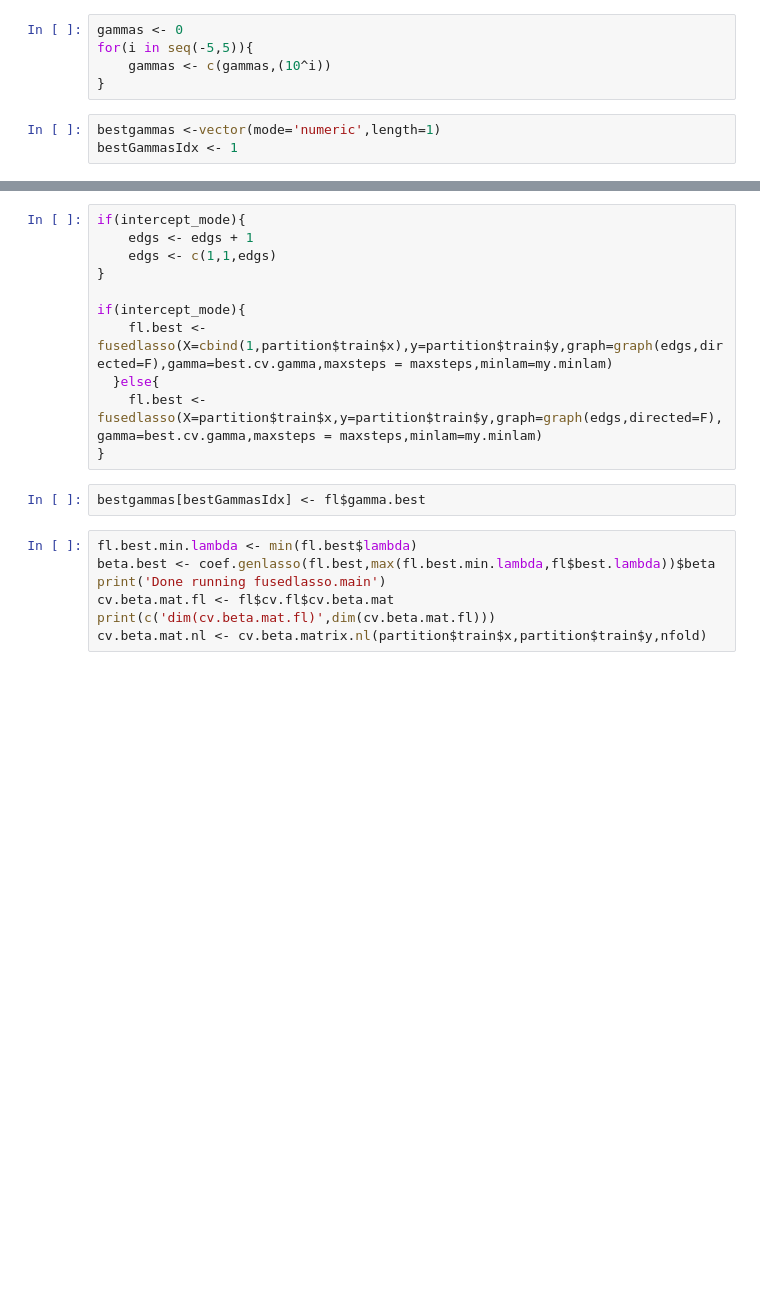
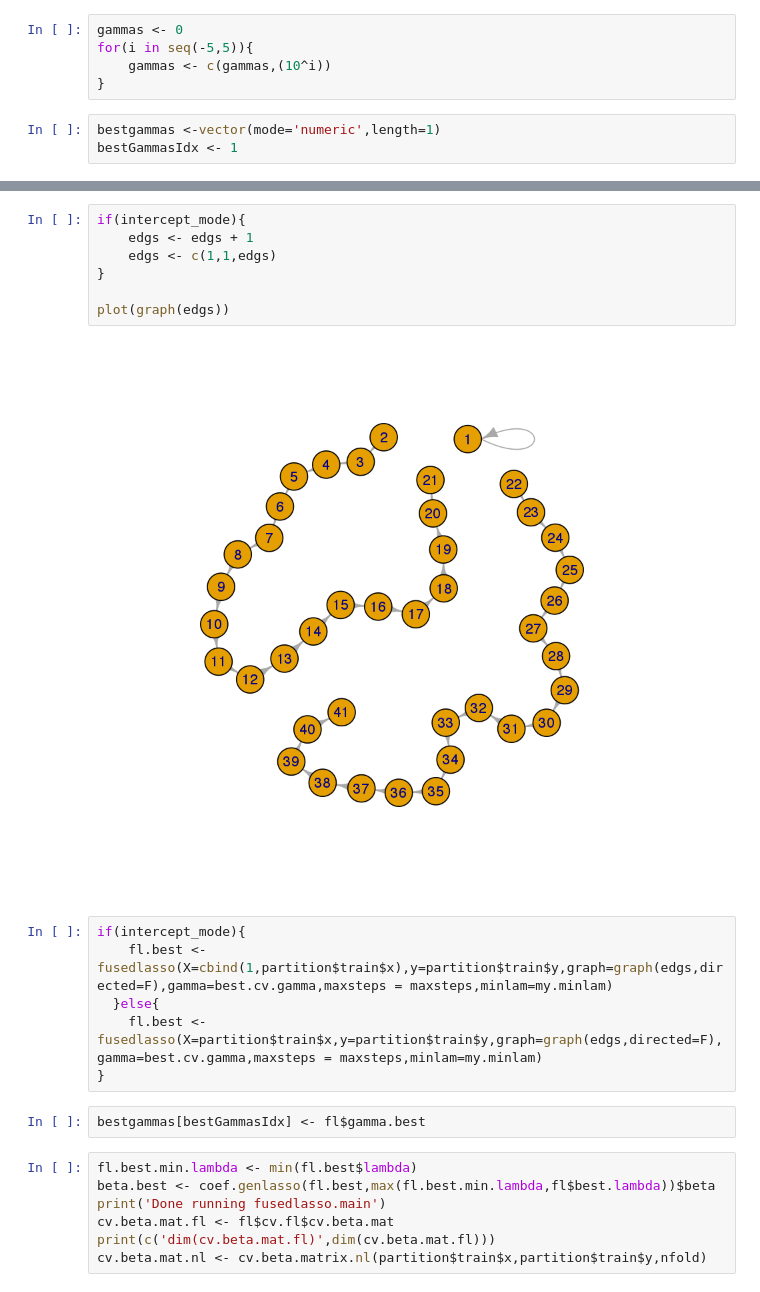
Before and after one commit to fba67/fusedlasso, a Jupyter notebook: simulation/flasso_simulation_3.ipynb, the cells around one changed output, grey strips where cells are left out. Cells and saved outputs as stored; diff of their text form; blank space fills up the shorter version.

```diff
--- a/simulation/flasso_simulation_3.ipynb
+++ b/simulation/flasso_simulation_3.ipynb
@@ -109,9 +108,13 @@ print(best.cv.gamma)
+# %%
+if(intercept_mode){
+    edgs <- edgs + 1
+    edgs <- c(1,1,edgs)
+}
+
+plot(graph(edgs))
+# %% [output]
+[figure, added]
 # %%
-if(intercept_mode){
-    edgs <- edgs + 1
-    edgs <- c(1,1,edgs)
-}
-
 if(intercept_mode){
     fl.best <- fusedlasso(X=cbind(1,partition$train$x),y=partition$train$y,graph=graph(edgs,directed=F),gamma=best.cv.gamma,maxsteps = maxsteps,minlam=my.minlam)
   }else{
```
Also changed, not shown: parts of 9 cells of this notebook, 1 other file.
